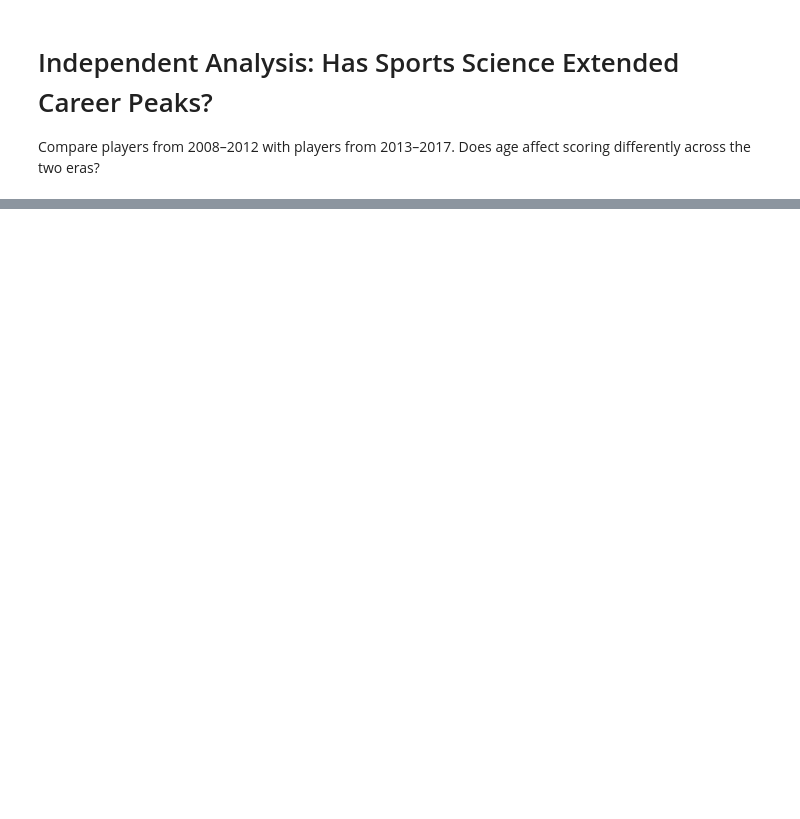
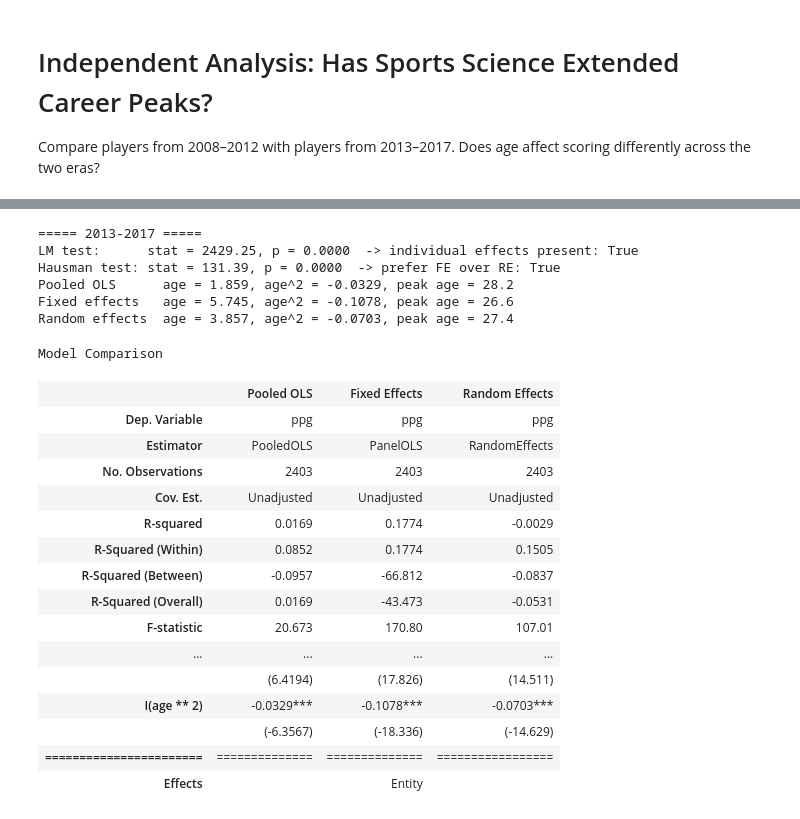
Before and after one commit to janellesoh/hs4002labs_2026, a Jupyter notebook: week11/week11_notebook_student.ipynb, the cells around one changed output, grey strips where cells are left out. Cells and saved outputs as stored; diff of their text form; code cells hidden in the pictures; blank space fills up the shorter version.

```diff
--- a/week11/week11_notebook_student.ipynb
+++ b/week11/week11_notebook_student.ipynb
@@ -171,2 +409,30 @@ Compare players from 2008–2012 with players from 2013–2017. Does age affect
 # %%
 # (4) run diagnostics, compare, and interpret for 2013-2017.
+report("2013-2017", pool_late, fe_late, re_late)
+
+from linearmodels.panel import compare
+compare({"Pooled OLS": pool_late, "Fixed Effects": fe_late, "Random Effects": re_late}, stars=True)
+# %% [output]
+===== 2013-2017 =====
+LM test:      stat = 2429.25, p = 0.0000  -> individual effects present: True
+Hausman test: stat = 131.39, p = 0.0000  -> prefer FE over RE: True
+Pooled OLS      age = 1.859, age^2 = -0.0329, peak age = 28.2
+Fixed effects   age = 5.745, age^2 = -0.1078, peak age = 26.6
+Random effects  age = 3.857, age^2 = -0.0703, peak age = 27.4
+Model Comparison
+|  | Pooled OLS | Fixed Effects | Random Effects |
+| Dep. Variable | ppg | ppg | ppg |
+| Estimator | PooledOLS | PanelOLS | RandomEffects |
+| No. Observations | 2403 | 2403 | 2403 |
+| Cov. Est. | Unadjusted | Unadjusted | Unadjusted |
+| R-squared | 0.0169 | 0.1774 | -0.0029 |
+| R-Squared (Within) | 0.0852 | 0.1774 | 0.1505 |
+| R-Squared (Between) | -0.0957 | -66.812 | -0.0837 |
+| R-Squared (Overall) | 0.0169 | -43.473 | -0.0531 |
+| F-statistic | 20.673 | 170.80 | 107.01 |
+| ... | ... | ... | ... |
+|  | (6.4194) | (17.826) | (14.511) |
+| I(age ** 2) | -0.0329*** | -0.1078*** | -0.0703*** |
+|  | (-6.3567) | (-18.336) | (-14.629) |
+| ======================= | ============== | ============== | ================= |
+| Effects |  | Entity |  |
```
Also changed, not shown: parts of 16 cells of this notebook.
